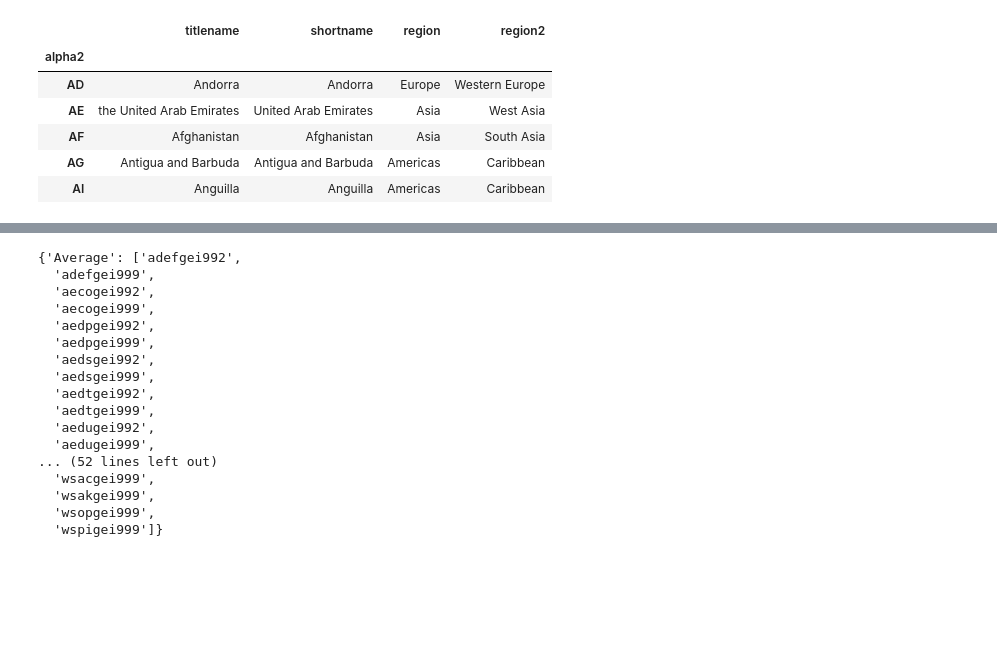
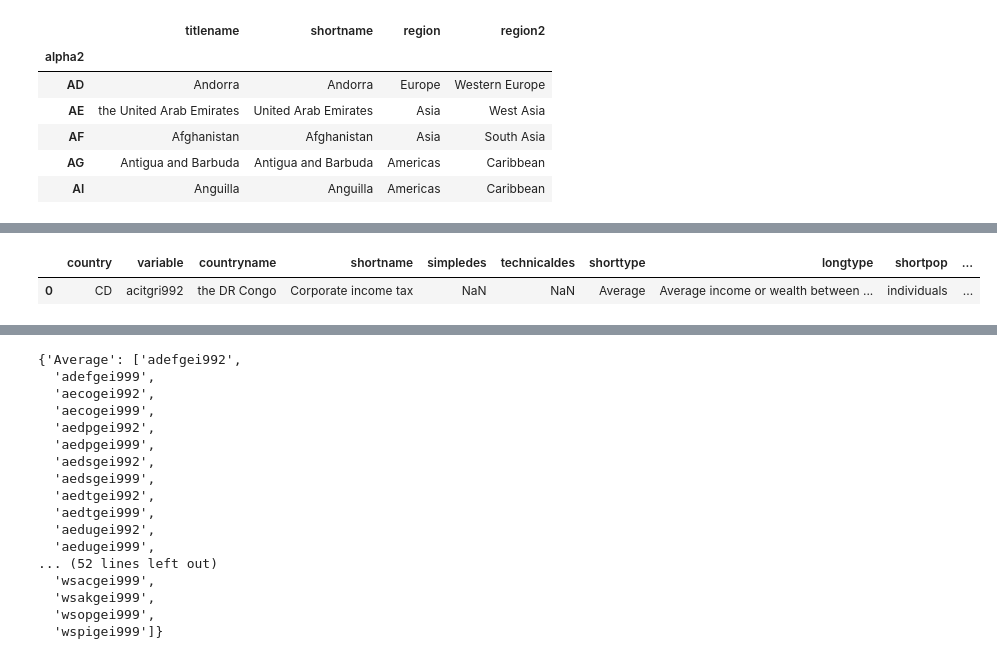
Before and after one commit to aldillon88/world-inequality-analysis, a Jupyter notebook: notebooks/initial-eda.ipynb, the cells around one changed output, grey strips where cells are left out. Cells and saved outputs as stored; diff of their text form; code cells hidden in the pictures; blank space fills up the shorter version.

```diff
--- a/notebooks/initial-eda.ipynb
+++ b/notebooks/initial-eda.ipynb
@@ -36,6 +36,10 @@ country.head()
 # %%
 meta_path = f"../data/unprocessed/WID_metadata_{country_code}.csv"
 meta = pd.read_csv(meta_path, delimiter=';', keep_default_na=False, na_values=['']).drop(columns=['age', 'pop'])
+meta.head(1)
+# %% [output]
+|  | country | variable | countryname | shortname | simpledes | technicaldes | shorttype | longtype | shortpop | ... |
+| 0 | CD | acitgri992 | the DR Congo | Corporate income tax | NaN | NaN | Average | Average income or wealth between ... | individuals | ... |
 # %%
 cols = meta.columns
 nulls = [val for val in meta.isna().sum().values]
```
Also changed, not shown: parts of 5 cells of this notebook, 3 other files.
